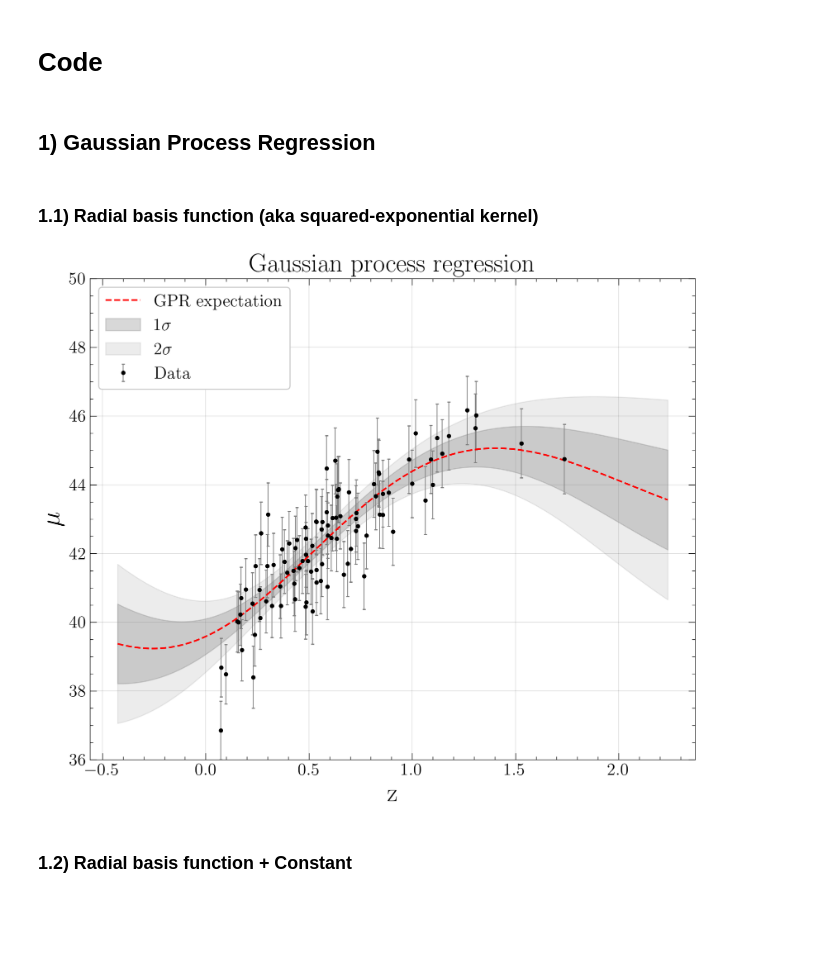
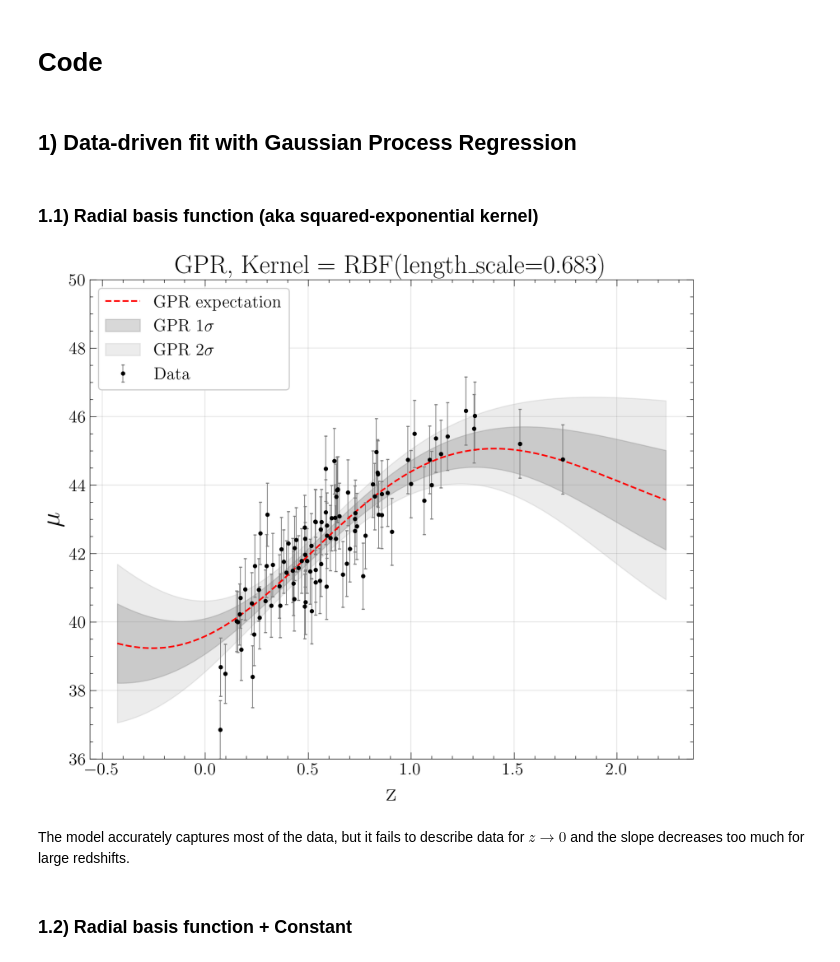
Before and after one commit to M-Bianchi/astrostatistics_bicocca_2024, a Jupyter notebook: working/W16_supernovae2.ipynb, the cells around one changed output. Saved outputs shown, nothing was run; the diff lists cells and outputs as text; code cells hidden in the pictures; blank space fills up the shorter version.

```diff
--- a/working/W16_supernovae2.ipynb
+++ b/working/W16_supernovae2.ipynb
@@ -61,28 +61,33 @@ The European Space Agency is considering new cosmology-related space mission. Th
 # %% [markdown]
 # Code
 # %% [markdown]
-## 1) Gaussian Process Regression
+## 1) Data-driven fit with Gaussian Process Regression
 # %% [markdown]
 ### 1.1) Radial basis function (aka squared-exponential kernel)
 # %%
-kernel = kernels.RBF()
-gpr = GaussianProcessRegressor(kernel=kernel, alpha=dmu**2, normalize_y=True, n_restarts_optimizer=10)
-gpr.fit(z_sample[:, np.newaxis], mu_sample)
+def PlotGPR(gpr, x_data, y_data, y_err):
+    gpr.fit(x_data[:, np.newaxis], y_data)
 
-x_dense = np.linspace(np.min(z_sample)-0.5, np.max(z_sample)+0.5, 1000)
-y_pred, y_pred_err = gpr.predict(x_dense[:, np.newaxis], return_std=True)
+    x_dense = np.linspace(np.min(x_data)-0.5, np.max(x_data)+0.5, 1000)
+    y_pred, y_pred_err = gpr.predict(x_dense[:, np.newaxis], return_std=True)
 
-plt.figure(figsize=(10,8))
-plt.title('Gaussian process regression')
-plt.errorbar(z_sample, mu_sample, dmu, fmt='.k', ecolor='gray', lw=0.7, label='Data')
-plt.plot(x_dense, y_pred, ls='--', color='red', label='GPR expectation')
-plt.fill_between(x_dense, y_pred - y_pred_err, y_pred + y_pred_err, color='gray', alpha=0.3, label='$1\sigma$')
-plt.fill_between(x_dense, y_pred - 2*y_pred_err, y_pred + 2*y_pred_err, color='gray', alpha=0.15, label='$2\sigma$')
-plt.ylim(36, 50)
-plt.xlabel("z")
-plt.ylabel("$\mu$")
-plt.legend(loc='upper left');
+    plt.figure(figsize=(10,8))
+    plt.title(f'GPR, Kernel = {gpr.kernel_}')
+    plt.errorbar(x_data, y_data, y_err, fmt='.k', ecolor='gray', lw=0.7, label='Data')
+    plt.plot(x_dense, y_pred, ls='--', color='red', label='GPR expectation')
+    plt.fill_between(x_dense, y_pred - y_pred_err, y_pred + y_pred_err, color='gray', alpha=0.3, label='GPR $1\sigma$')
+    plt.fill_between(x_dense, y_pred - 2*y_pred_err, y_pred + 2*y_pred_err, color='gray', alpha=0.15, label='GPR $2\sigma$')
+    plt.ylim(36, 50)
+    plt.xlabel("z")
+    plt.ylabel("$\mu$")
+    plt.legend(loc='upper left');
-# %% [output]
-[figure, removed]
+# %%
+kernel = kernels.RBF(1, [1e-7, 1e7])
+gpr = GaussianProcessRegressor(kernel=kernel, alpha=dmu**2, normalize_y=True, n_restarts_optimizer=10)
+PlotGPR(gpr, z_sample, mu_sample, dmu)
+# %% [output]
+[figure, added]
+# %% [markdown]
+The model accurately captures most of the data, but it fails to describe data for $z\rightarrow 0$ and the slope decreases too much for large redshifts.
 # %% [markdown]
 ### 1.2) Radial basis function + Constant
```
Also changed, not shown: parts of 18 cells of this notebook.
